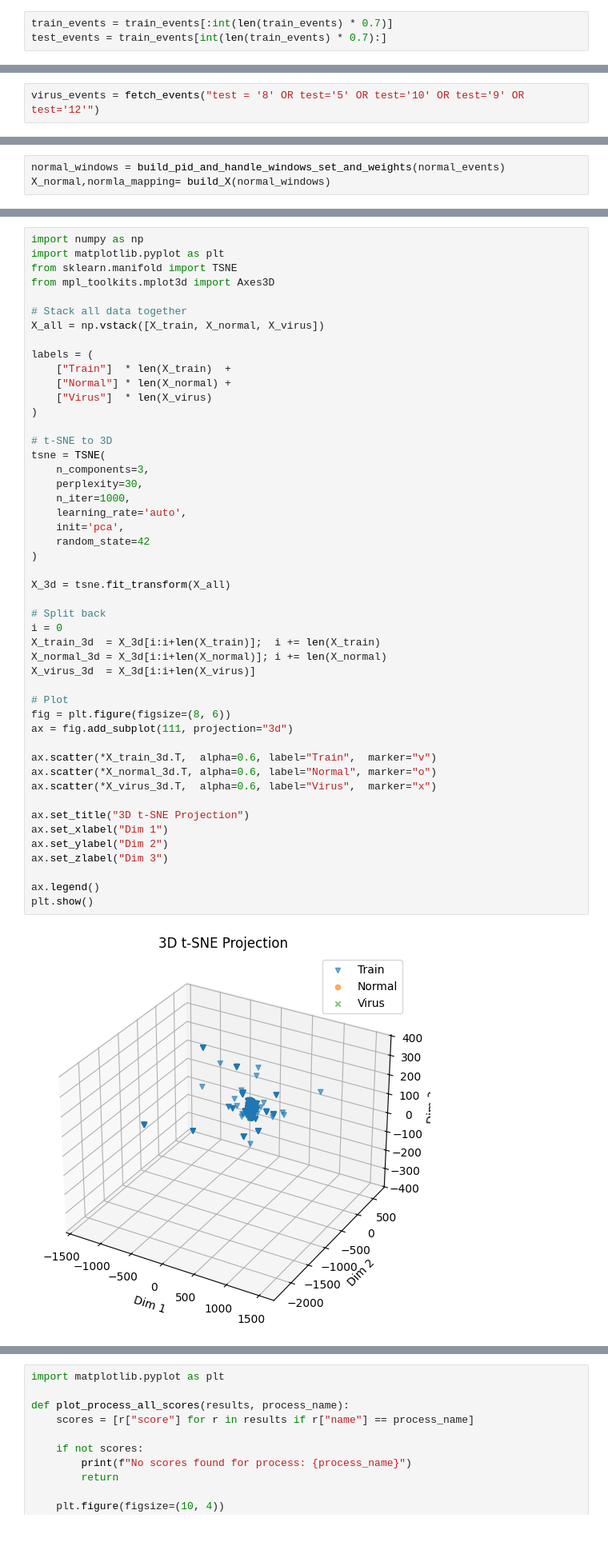
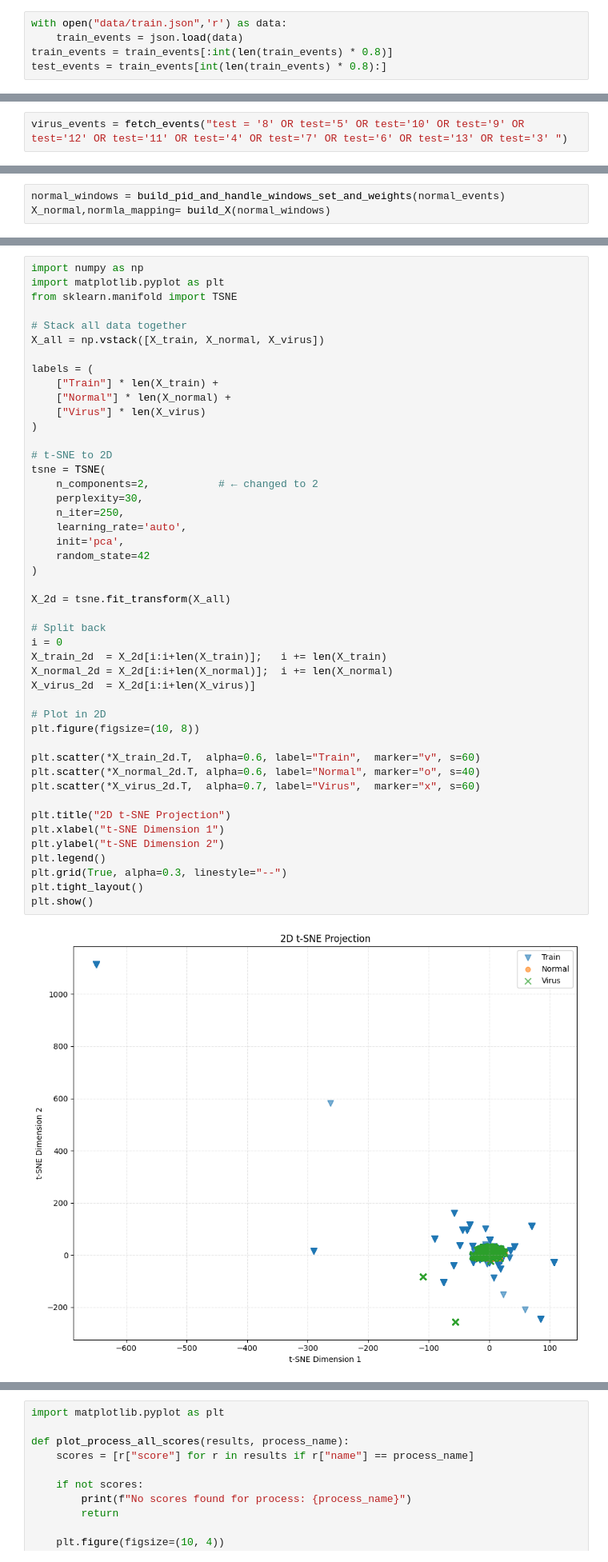
Before and after one commit to idanmaman4/RoboCopAi, a Jupyter notebook: syscall_handle_one_hot copy 2.ipynb, the cells around one changed output, grey strips where cells are left out. Shown at 80% size. Cells and saved outputs as stored; diff of their text form; blank space fills up the shorter version.

```diff
--- a/syscall_handle_one_hot copy 2.ipynb
+++ b/syscall_handle_one_hot copy 2.ipynb
@@ -164,8 +254,10 @@ def build_X(handles_seq, syscall_to_id=None):
 # %%
 train_events = fetch_events("test = '1' OR test = '2' OR test='15' OR test='14' OR test='15' OR test='16' OR test='17'")
 # %%
-train_events = train_events[:int(len(train_events) * 0.7)]
-test_events = train_events[int(len(train_events) * 0.7):]
+with open("data/train.json",'r') as data:
+    train_events = json.load(data)
+train_events = train_events[:int(len(train_events) * 0.8)]
+test_events = train_events[int(len(train_events) * 0.8):]
 # %%
 len(train_events)
 # %% [output]
@@ -235,2 +347,2 @@ X_2d = pca.fit_transform(X_train)
 # %%
-virus_events = fetch_events("test = '8' OR test='5' OR test='10' OR test='9' OR test='12'")
+virus_events = fetch_events("test = '8' OR test='5' OR test='10' OR test='9' OR test='12' OR test='11' OR test='4' OR test='7' OR test='6' OR test='13' OR test='3' ")
@@ -363,50 +473,48 @@ plt.show()
 # %%
 import numpy as np
 import matplotlib.pyplot as plt
 from sklearn.manifold import TSNE
-from mpl_toolkits.mplot3d import Axes3D
 
 # Stack all data together
 X_all = np.vstack([X_train, X_normal, X_virus])
 
 labels = (
-    ["Train"]  * len(X_train)  +
+    ["Train"] * len(X_train) +
     ["Normal"] * len(X_normal) +
-    ["Virus"]  * len(X_virus)
+    ["Virus"] * len(X_virus)
 )
 
-# t-SNE to 3D
+# t-SNE to 2D
 tsne = TSNE(
-    n_components=3,
+    n_components=2,           # ← changed to 2
     perplexity=30,
-    n_iter=1000,
+    n_iter=250,
     learning_rate='auto',
     init='pca',
     random_state=42
 )
 
-X_3d = tsne.fit_transform(X_all)
+X_2d = tsne.fit_transform(X_all)
 
 # Split back
 i = 0
-X_train_3d  = X_3d[i:i+len(X_train)];  i += len(X_train)
-X_normal_3d = X_3d[i:i+len(X_normal)]; i += len(X_normal)
-X_virus_3d  = X_3d[i:i+len(X_virus)]
+X_train_2d  = X_2d[i:i+len(X_train)];   i += len(X_train)
+X_normal_2d = X_2d[i:i+len(X_normal)];  i += len(X_normal)
+X_virus_2d  = X_2d[i:i+len(X_virus)]
 
-# Plot
-fig = plt.figure(figsize=(8, 6))
-ax = fig.add_subplot(111, projection="3d")
+# Plot in 2D
+plt.figure(figsize=(10, 8))
 
-ax.scatter(*X_train_3d.T,  alpha=0.6, label="Train",  marker="v")
-ax.scatter(*X_normal_3d.T, alpha=0.6, label="Normal", marker="o")
-ax.scatter(*X_virus_3d.T,  alpha=0.6, label="Virus",  marker="x")
+plt.scatter(*X_train_2d.T,  alpha=0.6, label="Train",  marker="v", s=60)
+plt.scatter(*X_normal_2d.T, alpha=0.6, label="Normal", marker="o", s=40)
+plt.scatter(*X_virus_2d.T,  alpha=0.7, label="Virus",  marker="x", s=60)
 
-ax.set_title("3D t-SNE Projection")
-ax.set_xlabel("Dim 1")
-ax.set_ylabel("Dim 2")
-ax.set_zlabel("Dim 3")
-
-ax.legend()
+plt.title("2D t-SNE Projection")
+plt.xlabel("t-SNE Dimension 1")
+plt.ylabel("t-SNE Dimension 2")
+plt.legend()
+plt.grid(True, alpha=0.3, linestyle="--")
+plt.tight_layout()
 plt.show()
 # %% [output]
-[figure, old version]
+[figure, new version]
```
Also changed, not shown: parts of 88 cells of this notebook, 9 other files.
